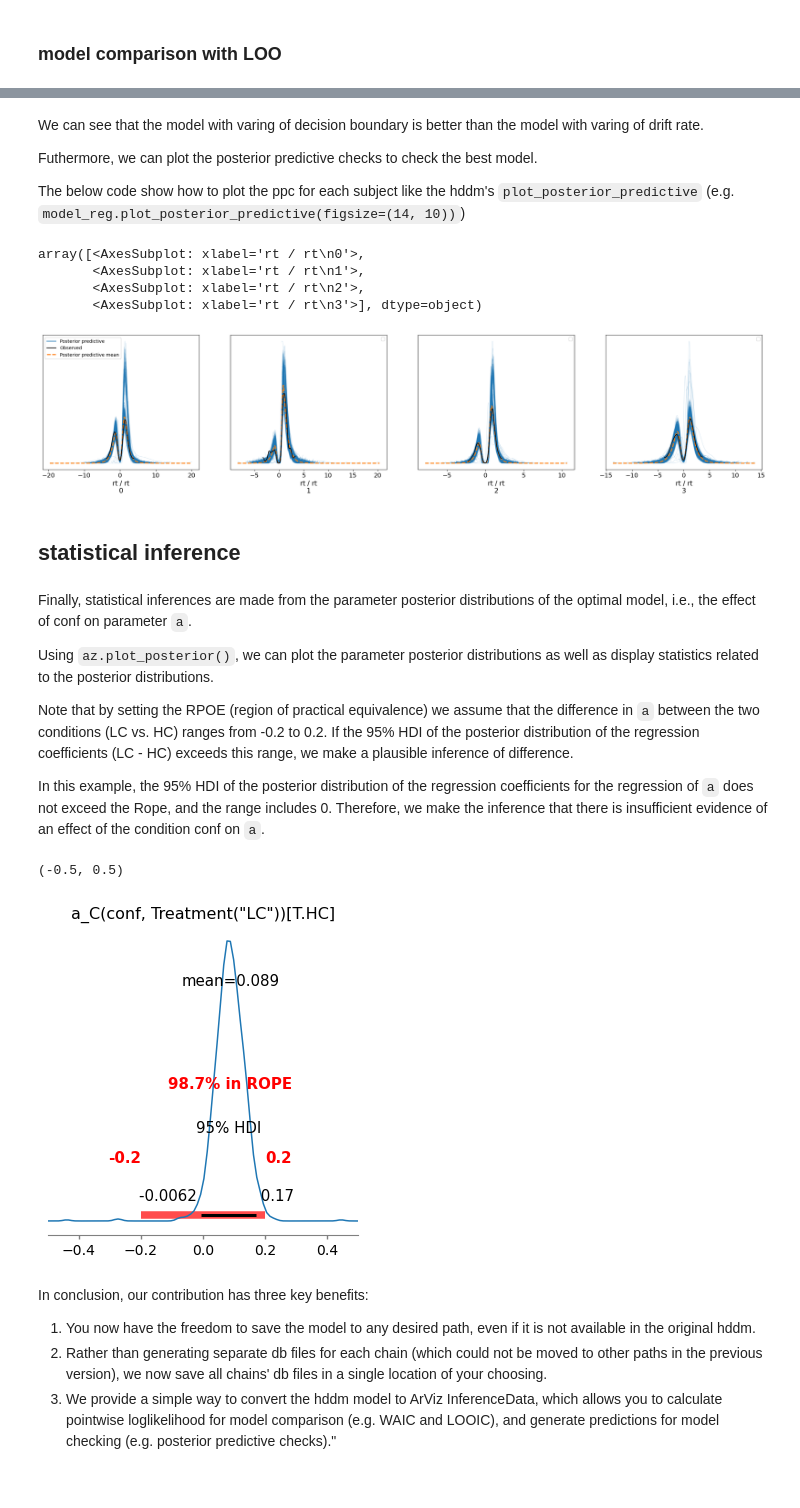
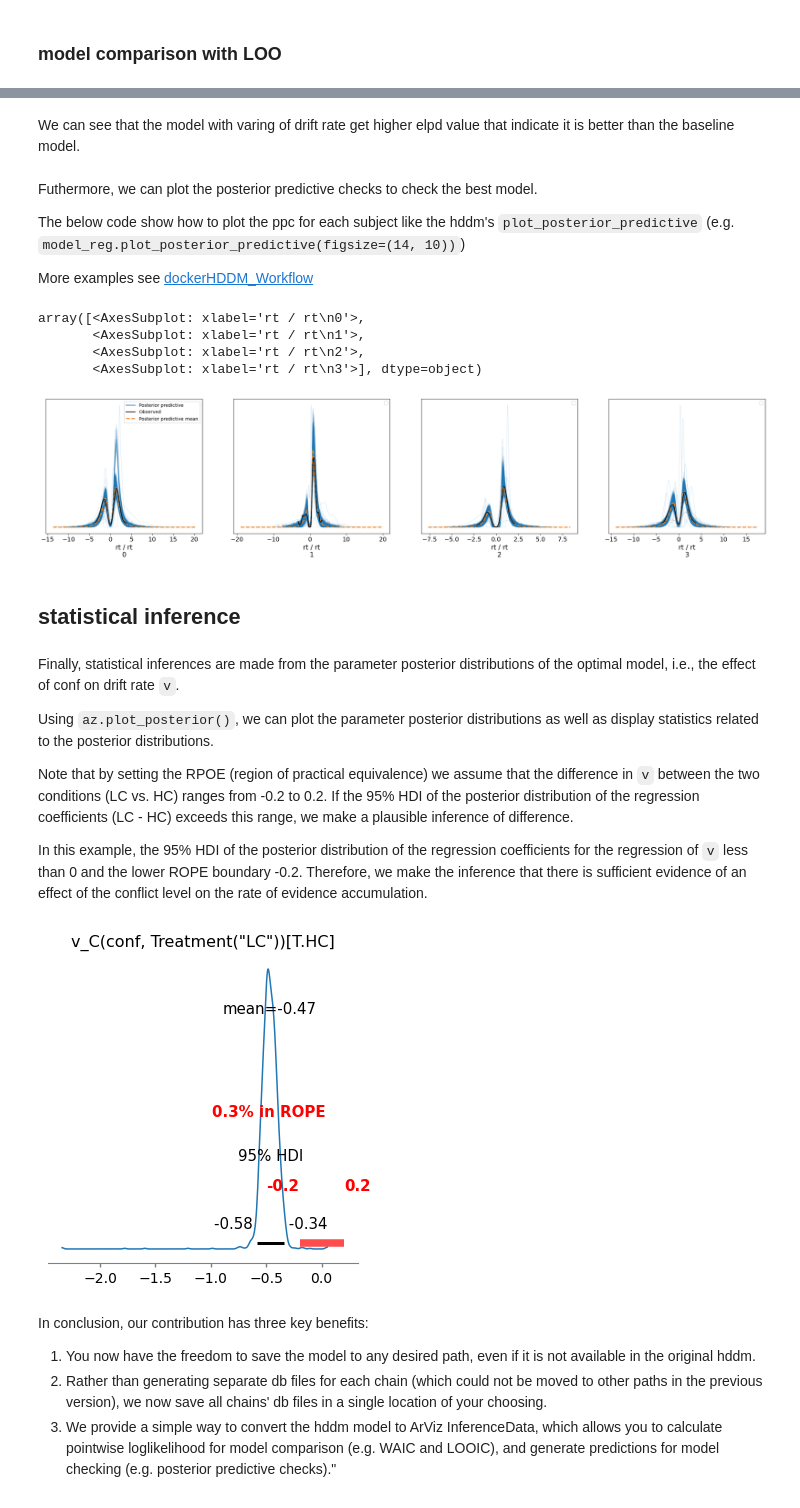
Before and after one commit to hcp4715/dockerHDDM, a Jupyter notebook: dockerHDDM_Quick_View.ipynb, the cells around one changed output, grey strips where cells are left out. Saved outputs shown, nothing was run; the diff lists cells and outputs as text; code cells hidden in the pictures.

```diff
--- a/dockerHDDM_Quick_View.ipynb
+++ b/dockerHDDM_Quick_View.ipynb
@@ -237,41 +222,42 @@ Wall time: 2.55 s
+# %% [markdown]
+We can see that the model with varing of drift rate get higher elpd value that indicate it is better than the baseline model.
 # %% [markdown]
-We can see that the model with varing of decision boundary is better than the model with varing of drift rate.
-
 Futhermore, we can plot the posterior predictive checks to check the best model.
 
 The below code show how to plot the ppc for each subject like the hddm's `plot_posterior_predictive` (e.g. `model_reg.plot_posterior_predictive(figsize=(14, 10))`)
+
+More examples see [dockerHDDM_Workflow](./dockerHDDM_Workflow.ipynb)
 # %%
-model_reg2_infdata = model_reg2_infdata.assign_coords(
-  obs_id=model_reg2_infdata.observed_data.coords['subj_idx'].values,
+model_reg_infdata = model_reg_infdata.assign_coords(
+  obs_id=model_reg_infdata.observed_data.coords['subj_idx'].values,
   groups="observed_vars")
 
-az.plot_ppc(model_reg2_infdata, var_names= 'rt', coords={'obs_id': [0, 1, 2, 3]}, flatten=[])
+az.plot_ppc(model_reg_infdata, var_names= 'rt', coords={'obs_id': [0, 1, 2, 3]}, flatten=[])
 # %% [output]
 array([<AxesSubplot: xlabel='rt / rt\n0'>,
        <AxesSubplot: xlabel='rt / rt\n1'>,
        <AxesSubplot: xlabel='rt / rt\n2'>,
        <AxesSubplot: xlabel='rt / rt\n3'>], dtype=object)
-[figure, old version]
+[figure, new version]
 # %% [markdown]
 ## statistical inference
 # %% [markdown]
-Finally, statistical inferences are made from the parameter posterior distributions of the optimal model, i.e., the effect of conf on parameter `a`.
+Finally, statistical inferences are made from the parameter posterior distributions of the optimal model, i.e., the effect of conf on drift rate `v`.
 
 Using `az.plot_posterior()`, we can plot the parameter posterior distributions as well as display statistics related to the posterior distributions.
 
-Note that by setting the RPOE (region of practical equivalence) we assume that the difference in `a` between the two conditions (LC vs. HC) ranges from -0.2 to 0.2. If the 95% HDI of the posterior distribution of the regression coefficients (LC - HC) exceeds this range, we make a plausible inference of difference.
+Note that by setting the RPOE (region of practical equivalence) we assume that the difference in `v` between the two conditions (LC vs. HC) ranges from -0.2 to 0.2. If the 95% HDI of the posterior distribution of the regression coefficients (LC - HC) exceeds this range, we make a plausible inference of difference.
 
-In this example, the 95% HDI of the posterior distribution of the regression coefficients for the regression of `a` does not exceed the Rope, and the range includes 0. Therefore, we make the inference that there is insufficient evidence of an effect of the condition conf on `a`.
+In this example, the 95% HDI of the posterior distribution of the regression coefficients for the regression of `v` less than 0 and the lower ROPE boundary -0.2.
+Therefore, we make the inference that there is sufficient evidence of an effect of the conflict level on the rate of evidence accumulation.
 # %%
 ax = az.plot_posterior(
-    model_reg2_infdata, var_names = 'a_C(conf, Treatment("LC"))[T.HC]',
+    model_reg_infdata, var_names = 'v_C(conf, Treatment("LC"))[T.HC]',
     hdi_prob=0.95, rope = [-0.2,0.2], rope_color="r",
     figsize = (4,4)
 )
-ax.set_xlim(-0.5,0.5)
 # %% [output]
-(-0.5, 0.5)
-[figure, old version]
+[figure, new version]
 # %% [markdown]
 In conclusion, our contribution has three key benefits:
 1. You now have the freedom to save the model to any desired path, even if it is not available in the original hddm.
```
Also changed, not shown: parts of 15 cells of this notebook.
